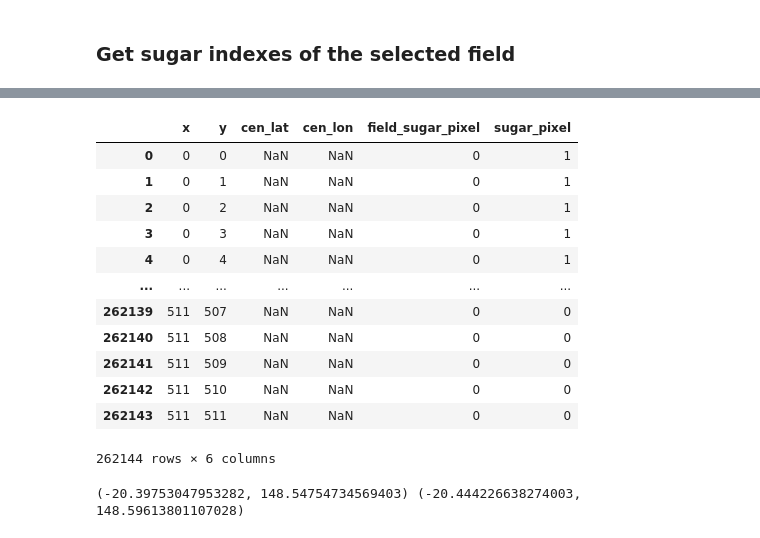
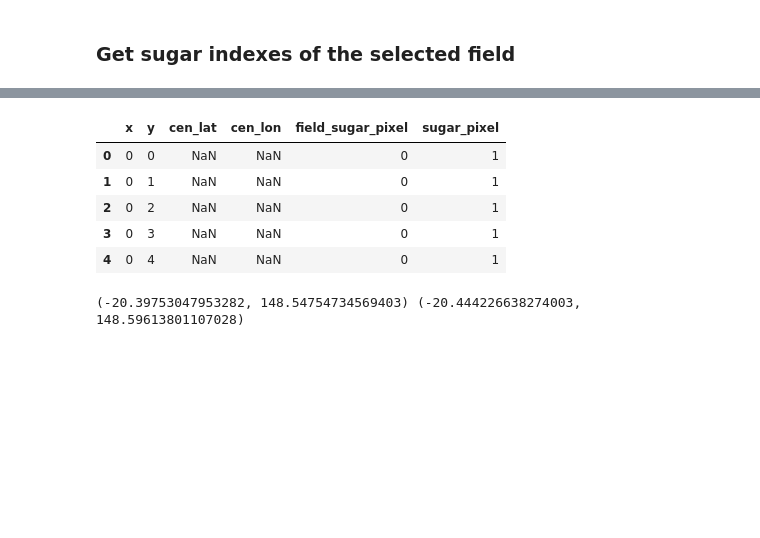
Before and after one commit to earlybird-dev/agrishield-melbourne-datathon-2019, a Jupyter notebook: code/Step-2-get-sugar-indexes-and-NDVI-of-the-pre-defined-field-COURSE-28818554.ipynb, the cells around one changed output, grey strips where cells are left out. Cells and saved outputs as stored; diff of their text form; code cells hidden in the pictures; blank space fills up the shorter version.

```diff
--- a/code/Step-2-get-sugar-indexes-and-NDVI-of-the-pre-defined-field-COURSE-28818554.ipynb
+++ b/code/Step-2-get-sugar-indexes-and-NDVI-of-the-pre-defined-field-COURSE-28818554.ipynb
@@ -43,26 +36,19 @@ df_tile
 # %%
 # Import sugar mask and get sugar pixels
 sugar_mask = mpimg.imread('../../data/masks/mask-' + pos + '.png')
 flat_mask = list(sugar_mask.reshape((512*512, 3)))
 sugar_pixel = [1 if (pixel == [0,0,0]).all() else 0 for pixel in flat_mask]
 
 # Add sugar pixels to tile dataframe
 df_tile.loc[:, 'sugar_pixel'] = sugar_pixel
-df_tile
+df_tile.head()
 # %% [output]
 |  | x | y | cen_lat | cen_lon | field_sugar_pixel | sugar_pixel |
 | 0 | 0 | 0 | NaN | NaN | 0 | 1 |
 | 1 | 0 | 1 | NaN | NaN | 0 | 1 |
 | 2 | 0 | 2 | NaN | NaN | 0 | 1 |
 | 3 | 0 | 3 | NaN | NaN | 0 | 1 |
 | 4 | 0 | 4 | NaN | NaN | 0 | 1 |
-| ... | ... | ... | ... | ... | ... | ... |
-| 262139 | 511 | 507 | NaN | NaN | 0 | 0 |
-| 262140 | 511 | 508 | NaN | NaN | 0 | 0 |
-| 262141 | 511 | 509 | NaN | NaN | 0 | 0 |
-| 262142 | 511 | 510 | NaN | NaN | 0 | 0 |
-| 262143 | 511 | 511 | NaN | NaN | 0 | 0 |
-262144 rows × 6 columns
 # %%
 # Get coordinates for each pixel from the geojson file of the tile
 geojson_path = '../../data/geometries/geo-' + pos + '.geojson'
```
Also changed, not shown: parts of 4 cells of this notebook.
